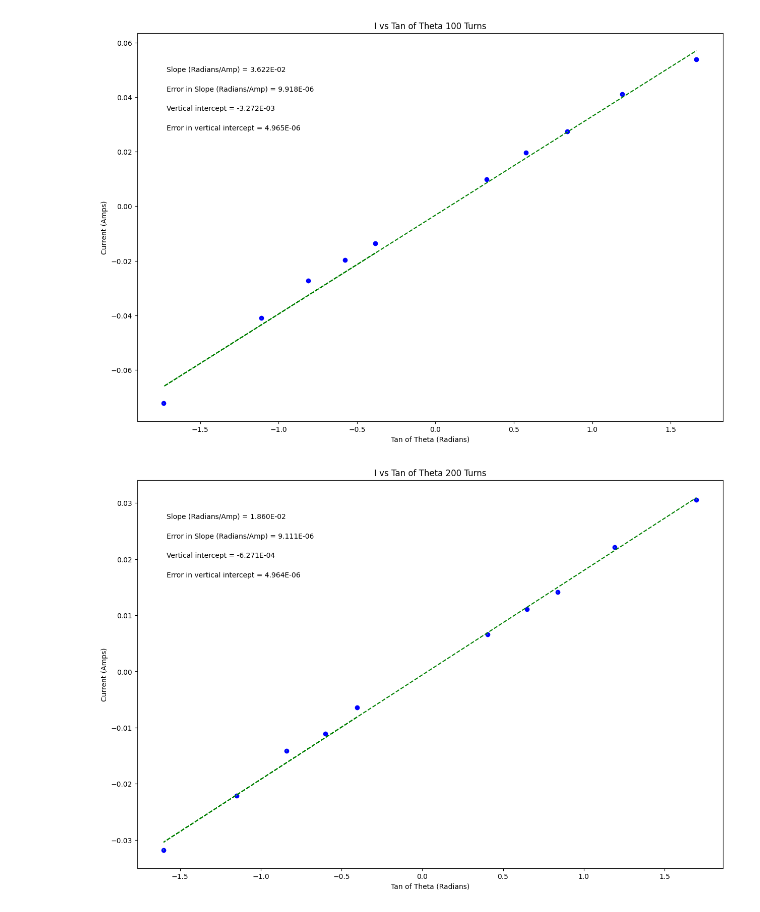
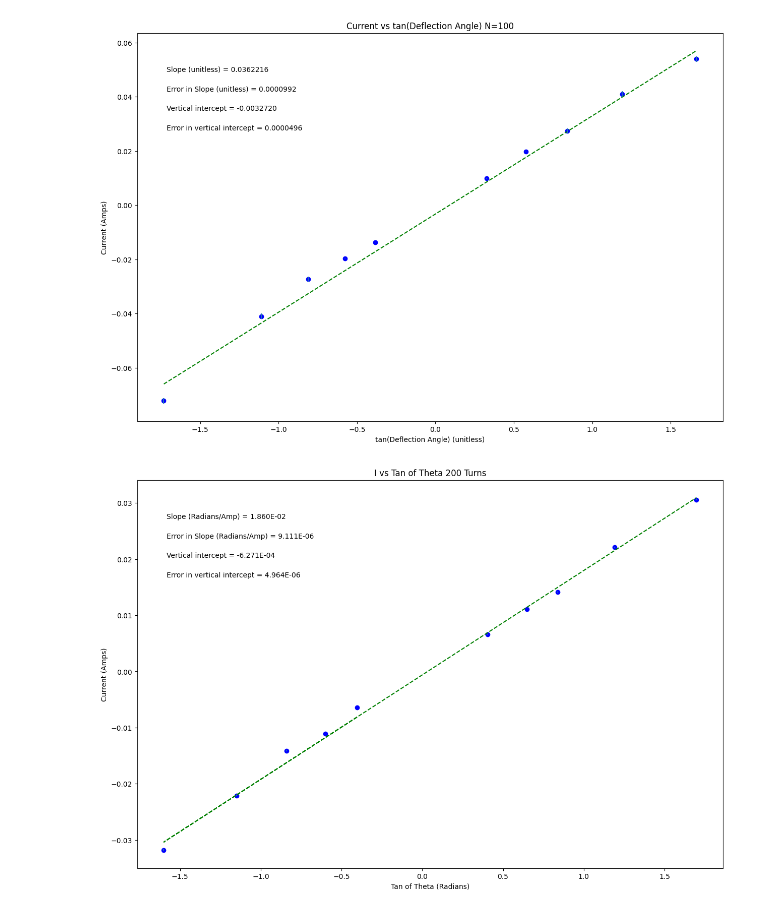
Before and after one commit to ELoran2435/PhysicsSpring2025, a Jupyter notebook: MeasuringMagneticFieldALLGRAPHS.ipynb, the cells around one changed output. Drawn from its saved outputs; the diff is of its cells as text; code cells hidden in the pictures.

```diff
--- a/MeasuringMagneticFieldALLGRAPHS.ipynb
+++ b/MeasuringMagneticFieldALLGRAPHS.ipynb
@@ -19,28 +19,28 @@ import matplotlib.pyplot as plt
 #variable names should start with a letter and must contain only letters, numbers, and underscores
 
 
-xvariable_tantheta = np.array([-0.383864035, -0.5773502692, -0.8097840332, -1.110612515, -1.732050808, 0.3249196962, 0.5773502692, 0.839099631, 1.191753593, 1.664279482])
+xvariable_changeme = np.array([-1.73205080756888,-1.11061251482919,-0.809784033195007,-0.577350269189626,-0.383864035035416,0.324919696232906,0.577350269189626,0.83909963117728,1.19175359259421,1.66427948235052])
 
-yvariable_I = np.array([-0.013670, -0.019660, -0.027300, -0.041000, -0.072200, 0.009820, 0.019710, 0.027400, 0.041000, 0.053900])
+yvariable_changeme = np.array([-0.0722,-0.041,-0.0273,-0.01966,-0.01367,0.00982,0.01971,0.0274,0.041,0.0539])
 
-err_yvariable_I = np.array([.00001, .00001, .0001, .0001, .0001, .00001, .00001, .0001, .0001, .0001])
+err_yvariable_changeme = np.array([0.001,0.001,0.001,0.0001,0.0001,0.0001,0.0001,0.001,0.001,0.001])
 
 
 
 #Re-assign variables as x, y, dy so that the remaining plotting code may remain generic
 #UPDATE VARIABLE NAMES (ON RHS OF EACH EQUAL SIGN) TO MATCH VARIABLE NAMES FOR DATA ABOVE
 
-x = xvariable_tantheta            #this should be the array you want to plot on the x axis
-y = yvariable_I            #this should be the array you want to plot on the y axis
-dy = err_yvariable_I        #this should be your error in y array
+x = xvariable_changeme             #this should be the array you want to plot on the x axis
+y = yvariable_changeme             #this should be the array you want to plot on the y axis
+dy = err_yvariable_changeme        #this should be your error in y array
 
 
 #UPDATE EACH OF THESE 4 STRINGS FOR YOUR PLOT LABELS AS YOU WANT THEM TO APPEAR
 
-plot_title= 'I vs Tan of Theta 100 Turns'
-x_label= 'Tan of Theta (Radians)'
+plot_title= 'Current vs tan(Deflection Angle) N=100'
+x_label= 'tan(Deflection Angle) (unitless)'
 y_label= 'Current (Amps)'
-slope_units= 'Radians/Amp'
+slope_units= 'unitless'
 
 #UPDATE ANNOTATION PLACEMENT SO IT'S OUT OF WAY OF PLOTTED DATA AND BEST FIT LINE
 #integer from 1 to 4, top R corner is 1 (counter-clockwise from there)
@@ -88,38 +88,38 @@ if annotation_placement==1 or annotation_placement==2:
 elif annotation_placement==3 or annotation_placement==4:
     ypos=[.2,.15,.1,.05]
 
 #-----------------------------------------------------------------------#
 #Don't need to change anything in this section!
 
 #Plot data on graph. Plot error bars and place values for slope,
 #error in slope, and vertical intercept (plus error) on the plot using "annotate"
 
 plt.figure(figsize=(15,10))
 
 plt.plot(x, fit, color='green', linestyle='--')
 plt.scatter(x, y, color='blue', marker='o')
 
 plt.xlabel(x_label)
 plt.ylabel(y_label)
 plt.title(plot_title)
 
 plt.errorbar(x, y, yerr=dy, xerr=None, fmt="none") #don't need to plot x error bars
 
-plt.annotate('Slope ({}) = {value:.{digits}E}'.format(slope_units,value=m, digits=3),
+plt.annotate('Slope ({}) = {value:.{digits}f}'.format(slope_units,value=m, digits=7),
              (xpos, ypos[0]), xycoords='axes fraction')
 
-plt.annotate('Error in Slope ({}) = {value:.{digits}E}'.format(slope_units,value=dm, digits=3),
+plt.annotate('Error in Slope ({}) = {value:.{digits}f}'.format(slope_units,value=dm, digits=7),
              (xpos, ypos[1]), xycoords='axes fraction')
 
-plt.annotate('Vertical intercept = {value:.{digits}E}'.format(value=b, digits=3),
+plt.annotate('Vertical intercept = {value:.{digits}f}'.format(value=b, digits=7),
              (xpos, ypos[2]), xycoords='axes fraction')
 
-plt.annotate('Error in vertical intercept = {value:.{digits}E}'.format(value=db, digits=3),
+plt.annotate('Error in vertical intercept = {value:.{digits}f}'.format(value=db, digits=7),
              (xpos, ypos[3]), xycoords='axes fraction')
 
 plt.show()
 # %% [output]
-[figure, old version]
+[figure, new version]
 # %%
 #PHSX 216 & 218 plotting code
 #Ellen Loran
```
